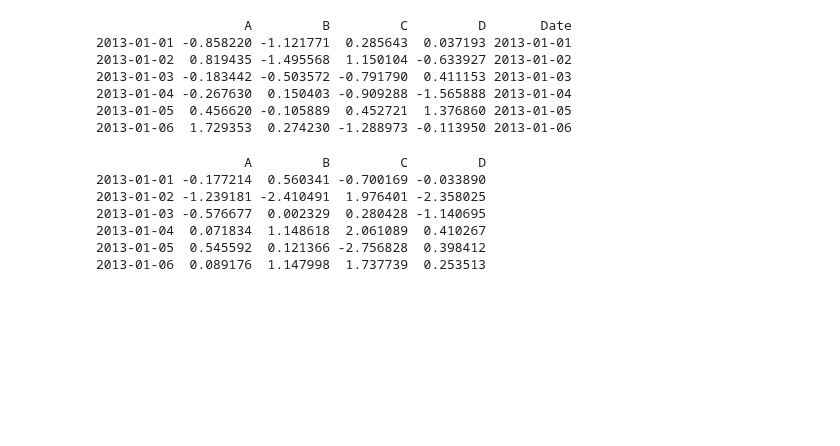
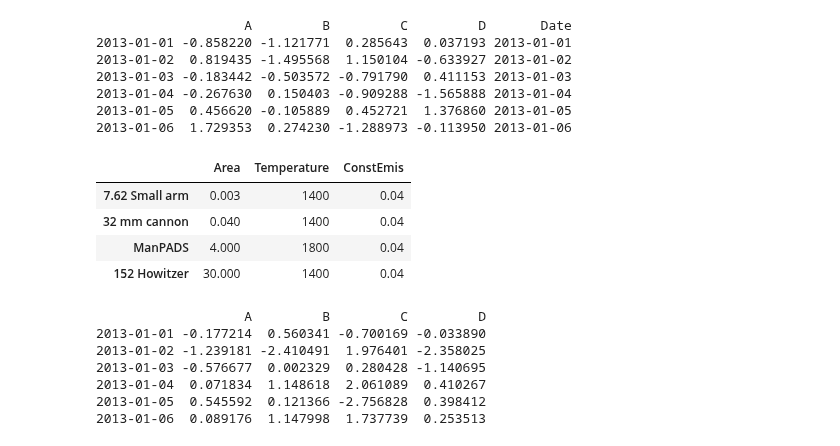
Before and after one commit to NelisW/PythonNotesToSelf, a Jupyter notebook: pandas/PandasCheatSheet.ipynb, the cells around one changed output. Cells and saved outputs as stored; diff of their text form; code cells hidden in the pictures; blank space fills up the shorter version.

```diff
--- a/pandas/PandasCheatSheet.ipynb
+++ b/pandas/PandasCheatSheet.ipynb
@@ -290,6 +290,24 @@ def makecatedf():
                        'F' : 'foo',
                        'G': ['foox','fooa','foon','fooz']})
     return (df)
+# %%
+# DataFrame by passing a dict of objects that can be converted to series-like.
+# using categorical in column E
+def makeindexdf():
+    df = pd.DataFrame.from_dict( {
+    '7.62 Small arm':[3e-3,1400,0.04],
+    '32 mm cannon':[40e-3,1400,0.04],
+    'ManPADS':[4,1800,0.04],
+    '152 Howitzer':[30,1400,0.04],
+    },orient='index', columns=['Area','Temperature','ConstEmis'] )
+    return df
+makeindexdf()
+# %% [output]
+|  | Area | Temperature | ConstEmis |
+| 7.62 Small arm | 0.003 | 1400 | 0.04 |
+| 32 mm cannon | 0.040 | 1400 | 0.04 |
+| ManPADS | 4.000 | 1800 | 0.04 |
+| 152 Howitzer | 30.000 | 1400 | 0.04 |
 # %%
 # create a dataframe with a NaN
 def makeNaNdf():
```
Also changed, not shown: parts of 7 cells of this notebook, 1 other file.
